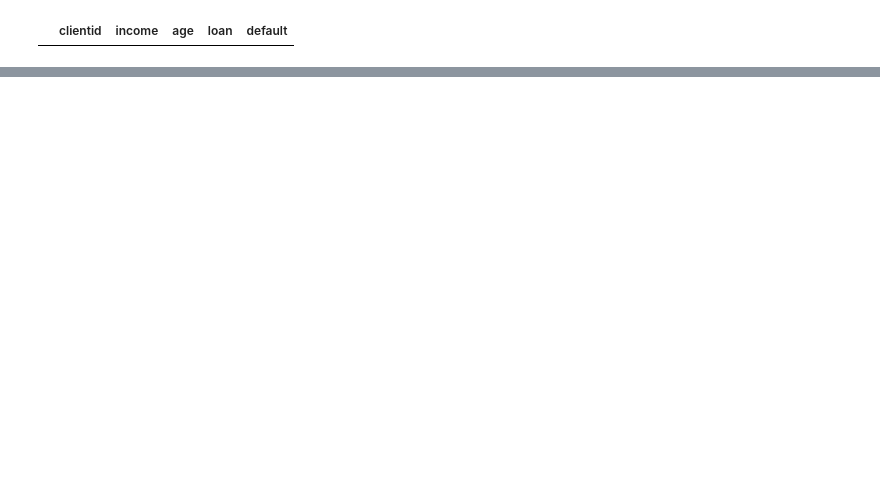
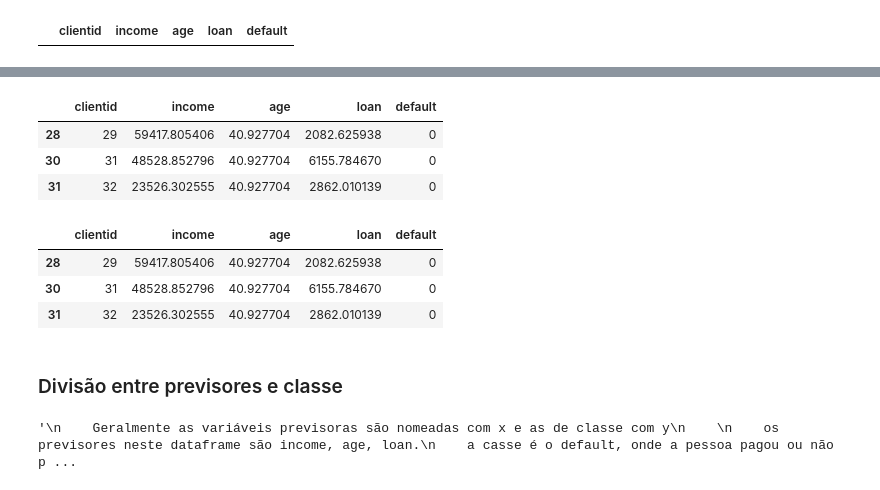
Before and after one commit to httpsdfaa/science-data-studies, a Jupyter notebook: machine-learning-az/machine_learning_course/pre-processing/pre-processing.ipynb, the cells around one changed output, grey strips where cells are left out. Drawn from its saved outputs; the diff is of its cells as text; code cells hidden in the pictures; blank space fills up the shorter version.

```diff
--- a/machine-learning-az/machine_learning_course/pre-processing/pre-processing.ipynb
+++ b/machine-learning-az/machine_learning_course/pre-processing/pre-processing.ipynb
@@ -165,0 +203,26 @@ data_credit.loc[data_credit['age'] < 0]
+# %%
+# conferindo para ver se houver alteração no dataframe
+data_credit.loc[(data_credit['clientid'] == 29) | (data_credit['clientid'] == 31) | (data_credit['clientid'] == 32)]
+# %% [output]
+|  | clientid | income | age | loan | default |
+| 28 | 29 | 59417.805406 | 40.927704 | 2082.625938 | 0 |
+| 30 | 31 | 48528.852796 | 40.927704 | 6155.784670 | 0 |
+| 31 | 32 | 23526.302555 | 40.927704 | 2862.010139 | 0 |
+# %%
+data_credit.loc[data_credit['clientid'].isin([29, 31, 32])]
+# %% [output]
+|  | clientid | income | age | loan | default |
+| 28 | 29 | 59417.805406 | 40.927704 | 2082.625938 | 0 |
+| 30 | 31 | 48528.852796 | 40.927704 | 6155.784670 | 0 |
+| 31 | 32 | 23526.302555 | 40.927704 | 2862.010139 | 0 |
+# %% [markdown]
+### Divisão entre previsores e classe
+# %%
+"""
+    Geralmente as variáveis previsoras são nomeadas com x e as de classe com y
+
+    os previsores neste dataframe são income, age, loan.
+    a casse é o default, onde a pessoa pagou ou não pagou.
+"""
+# %% [output]
+'\n    Geralmente as variáveis previsoras são nomeadas com x e as de classe com y\n    \n    os previsores neste dataframe são income, age, loan.\n    a casse é o default, onde a pessoa pagou ou não p ...
```
Also changed, not shown: parts of 19 cells of this notebook.
